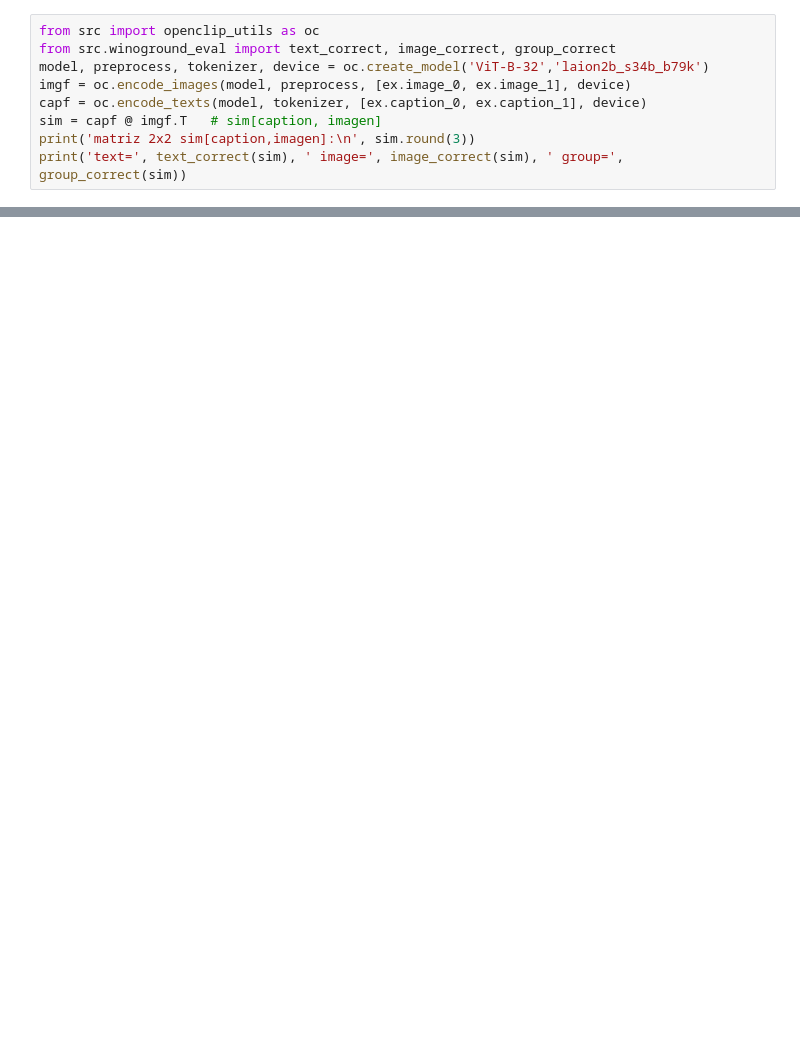
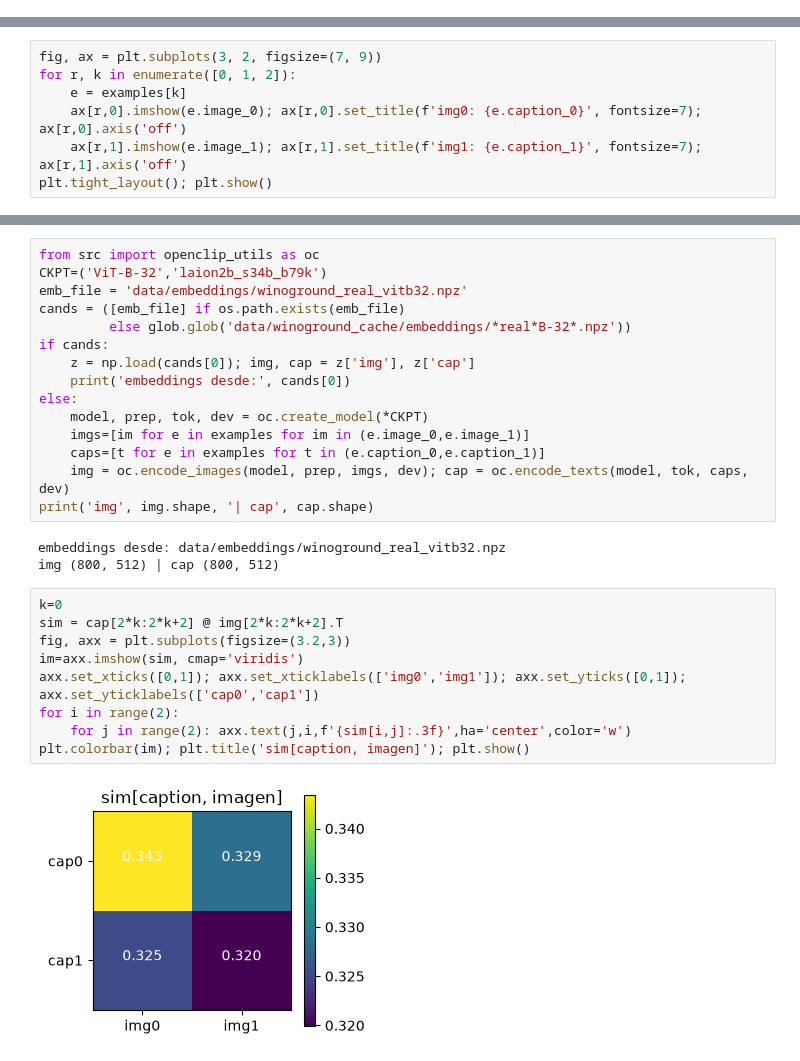
Before and after one commit to nielspac177/MCC225-Winoground-v3, a Jupyter notebook: notebooks/Winoground_Eval_MCC225.ipynb, the cells around one changed output, grey strips where cells are left out. Cells and saved outputs as stored; diff of their text form; blank space fills up the shorter version.

```diff
--- a/notebooks/Winoground_Eval_MCC225.ipynb
+++ b/notebooks/Winoground_Eval_MCC225.ipynb
@@ -55,9 +0,0 @@ Codifico las 2 imágenes y 2 captions con OpenCLIP (C10), construyo la matriz $2
-# %%
-from src import openclip_utils as oc
-from src.winoground_eval import text_correct, image_correct, group_correct
-model, preprocess, tokenizer, device = oc.create_model('ViT-B-32','laion2b_s34b_b79k')
-imgf = oc.encode_images(model, preprocess, [ex.image_0, ex.image_1], device)
-capf = oc.encode_texts(model, tokenizer, [ex.caption_0, ex.caption_1], device)
-sim = capf @ imgf.T   # sim[caption, imagen]
-print('matriz 2x2 sim[caption,imagen]:\n', sim.round(3))
-print('text=', text_correct(sim), ' image=', image_correct(sim), ' group=', group_correct(sim))
@@ -158,0 +49,7 @@ for name in ['scores_vs_chance.png','recall_vs_group.png','blindness.png','by_ta
+# %%
+fig, ax = plt.subplots(3, 2, figsize=(7, 9))
+for r, k in enumerate([0, 1, 2]):
+    e = examples[k]
+    ax[r,0].imshow(e.image_0); ax[r,0].set_title(f'img0: {e.caption_0}', fontsize=7); ax[r,0].axis('off')
+    ax[r,1].imshow(e.image_1); ax[r,1].set_title(f'img1: {e.caption_1}', fontsize=7); ax[r,1].axis('off')
+plt.tight_layout(); plt.show()
@@ -158,0 +61,29 @@ for name in ['scores_vs_chance.png','recall_vs_group.png','blindness.png','by_ta
+# %%
+from src import openclip_utils as oc
+CKPT=('ViT-B-32','laion2b_s34b_b79k')
+emb_file = 'data/embeddings/winoground_real_vitb32.npz'
+cands = ([emb_file] if os.path.exists(emb_file)
+         else glob.glob('data/winoground_cache/embeddings/*real*B-32*.npz'))
+if cands:
+    z = np.load(cands[0]); img, cap = z['img'], z['cap']
+    print('embeddings desde:', cands[0])
+else:
+    model, prep, tok, dev = oc.create_model(*CKPT)
+    imgs=[im for e in examples for im in (e.image_0,e.image_1)]
+    caps=[t for e in examples for t in (e.caption_0,e.caption_1)]
+    img = oc.encode_images(model, prep, imgs, dev); cap = oc.encode_texts(model, tok, caps, dev)
+print('img', img.shape, '| cap', cap.shape)
+# %% [output]
+embeddings desde: data/embeddings/winoground_real_vitb32.npz
+img (800, 512) | cap (800, 512)
+# %%
+k=0
+sim = cap[2*k:2*k+2] @ img[2*k:2*k+2].T
+fig, axx = plt.subplots(figsize=(3.2,3))
+im=axx.imshow(sim, cmap='viridis')
+axx.set_xticks([0,1]); axx.set_xticklabels(['img0','img1']); axx.set_yticks([0,1]); axx.set_yticklabels(['cap0','cap1'])
+for i in range(2):
+    for j in range(2): axx.text(j,i,f'{sim[i,j]:.3f}',ha='center',color='w')
+plt.colorbar(im); plt.title('sim[caption, imagen]'); plt.show()
+# %% [output]
+[figure, added]
```
Also changed, not shown: parts of 48 cells of this notebook, 9 other files.
